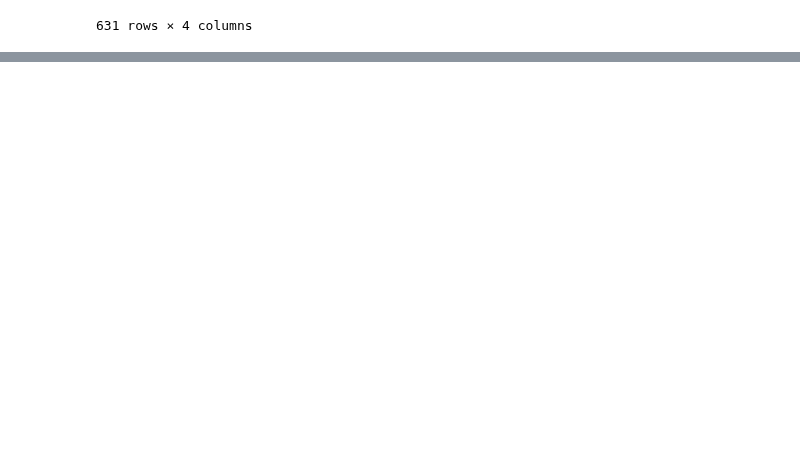
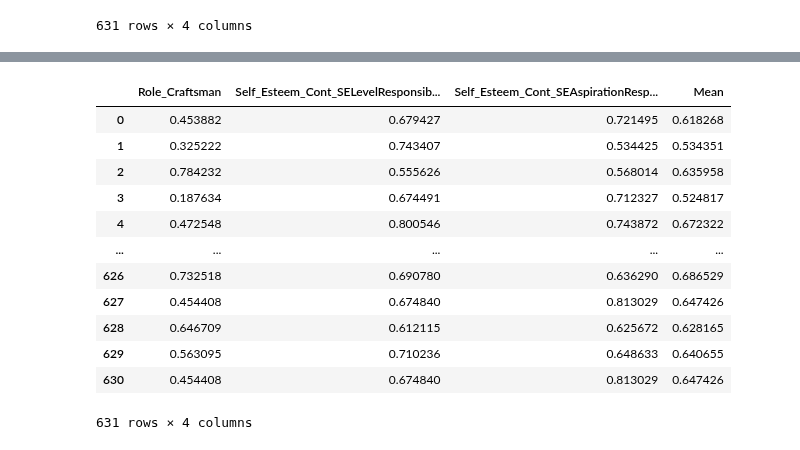
Before and after one commit to dindaslsbilla/coba, a Jupyter notebook: Untitled1.ipynb, the cells around one changed output, grey strips where cells are left out. Saved outputs shown, nothing was run; the diff lists cells and outputs as text; code cells hidden in the pictures; blank space fills up the shorter version.

```diff
--- a/Untitled1.ipynb
+++ b/Untitled1.ipynb
@@ -123,0 +168,25 @@ maingames_roledirector.to_csv('maingames_facefeature.csv')
+# %%
+rolecraftsman_df=pd.read_csv('maingames_rolecraftsman.csv')
+rolecraftsman_df.mean(axis=0)
+rolecraftsman_df.drop(columns=rolecraftsman_df.columns[0],
+        axis=1,
+        inplace=True)
+rolecraftsman_df.to_csv('maingames_rolecraftsman.csv',index="False")
+mean_row=rolecraftsman_df.mean(axis=1)
+rolecraftsman_df['Mean']=mean_row
+rolecraftsman_df.to_csv('maingames_rolecraftsman.csv',index="False")
+rolecraftsman_df
+# %% [output]
+|  | Role_Craftsman | Self_Esteem_Cont_SELevelResponsib... | Self_Esteem_Cont_SEAspirationResp... | Mean |
+| 0 | 0.453882 | 0.679427 | 0.721495 | 0.618268 |
+| 1 | 0.325222 | 0.743407 | 0.534425 | 0.534351 |
+| 2 | 0.784232 | 0.555626 | 0.568014 | 0.635958 |
+| 3 | 0.187634 | 0.674491 | 0.712327 | 0.524817 |
+| 4 | 0.472548 | 0.800546 | 0.743872 | 0.672322 |
+| ... | ... | ... | ... | ... |
+| 626 | 0.732518 | 0.690780 | 0.636290 | 0.686529 |
+| 627 | 0.454408 | 0.674840 | 0.813029 | 0.647426 |
+| 628 | 0.646709 | 0.612115 | 0.625672 | 0.628165 |
+| 629 | 0.563095 | 0.710236 | 0.648633 | 0.640655 |
+| 630 | 0.454408 | 0.674840 | 0.813029 | 0.647426 |
+631 rows × 4 columns
```
Also changed, not shown: parts of 4 cells of this notebook, 4 other files.
